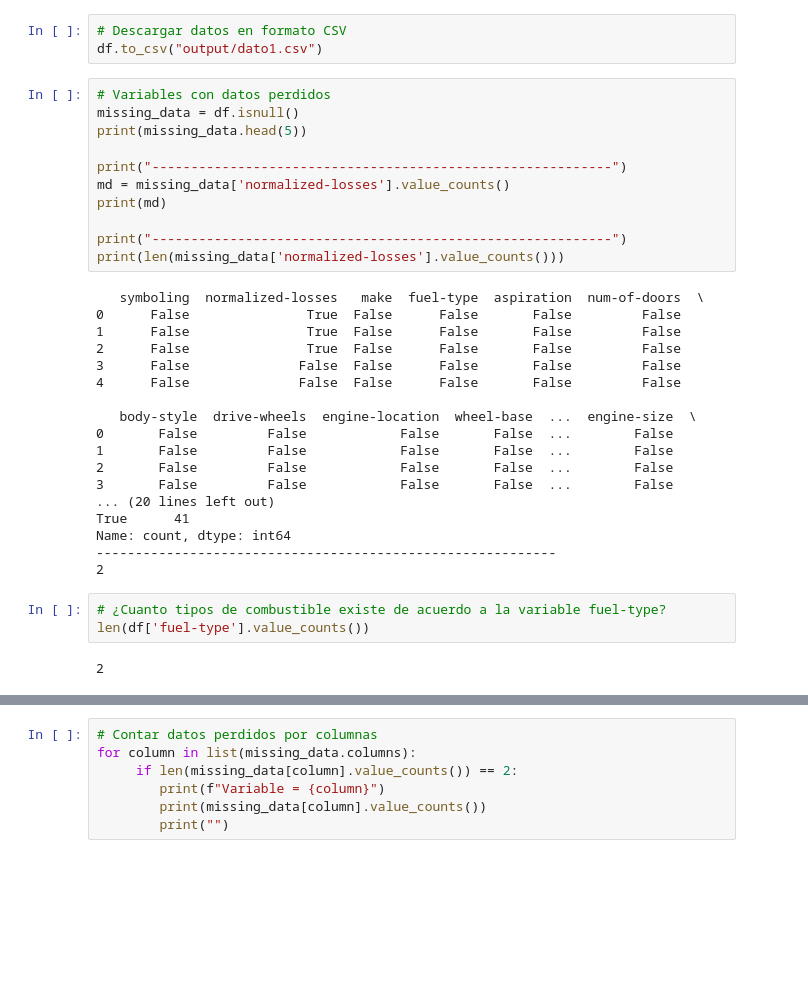
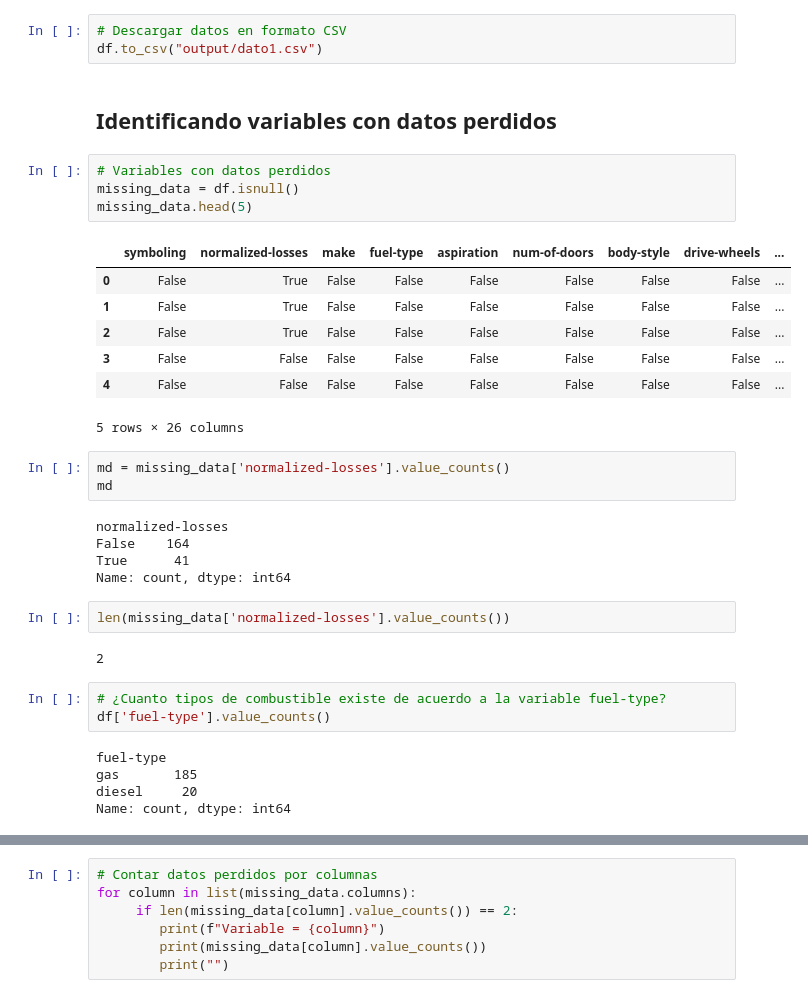
Before and after one commit to jgomezz/cpe_ciencia_datos_python, a Jupyter notebook: mod3_analitica_datos_python/semana_01_transformacion_datos.ipynb, the cells around one changed output, grey strips where cells are left out. Drawn from its saved outputs; the diff is of its cells as text; blank space fills up the shorter version.

```diff
--- a/mod3_analitica_datos_python/semana_01_transformacion_datos.ipynb
+++ b/mod3_analitica_datos_python/semana_01_transformacion_datos.ipynb
@@ -300,37 +300,37 @@ df.head()
 # %%
 # Descargar datos en formato CSV
 df.to_csv("output/dato1.csv")
+# %% [markdown]
+## Identificando variables con datos perdidos
 # %%
 # Variables con datos perdidos
 missing_data = df.isnull()
-print(missing_data.head(5))
-
-print("-----------------------------------------------------------")
-md = missing_data['normalized-losses'].value_counts()
-print(md)
-
-print("-----------------------------------------------------------")
-print(len(missing_data['normalized-losses'].value_counts()))
+missing_data.head(5)
 # %% [output]
+|  | symboling | normalized-losses | make | fuel-type | aspiration | num-of-doors | body-style | drive-wheels | ... |
+| 0 | False | True | False | False | False | False | False | False | ... |
+| 1 | False | True | False | False | False | False | False | False | ... |
+| 2 | False | True | False | False | False | False | False | False | ... |
+| 3 | False | False | False | False | False | False | False | False | ... |
+| 4 | False | False | False | False | False | False | False | False | ... |
-   symboling  normalized-losses   make  fuel-type  aspiration  num-of-doors  \
-0      False               True  False      False       False         False
-1      False               True  False      False       False         False
-2      False               True  False      False       False         False
-3      False              False  False      False       False         False
-4      False              False  False      False       False         False
-
-   body-style  drive-wheels  engine-location  wheel-base  ...  engine-size  \
-0       False         False            False       False  ...        False
-1       False         False            False       False  ...        False
-2       False         False            False       False  ...        False
-3       False         False            False       False  ...        False
-... (20 lines left out)
-True      41
-Name: count, dtype: int64
------------------------------------------------------------
-2
+5 rows × 26 columns
+# %%
+md = missing_data['normalized-losses'].value_counts()
+md
+# %% [output]
+normalized-losses
+False    164
+True      41
+Name: count, dtype: int64
+# %%
+len(missing_data['normalized-losses'].value_counts())
+# %% [output]
+2
 # %%
 # ¿Cuanto tipos de combustible existe de acuerdo a la variable fuel-type?
-len(df['fuel-type'].value_counts())
+df['fuel-type'].value_counts()
 # %% [output]
-2
+fuel-type
+gas       185
+diesel     20
+Name: count, dtype: int64
```
Also changed, not shown: parts of 5 cells of this notebook.
